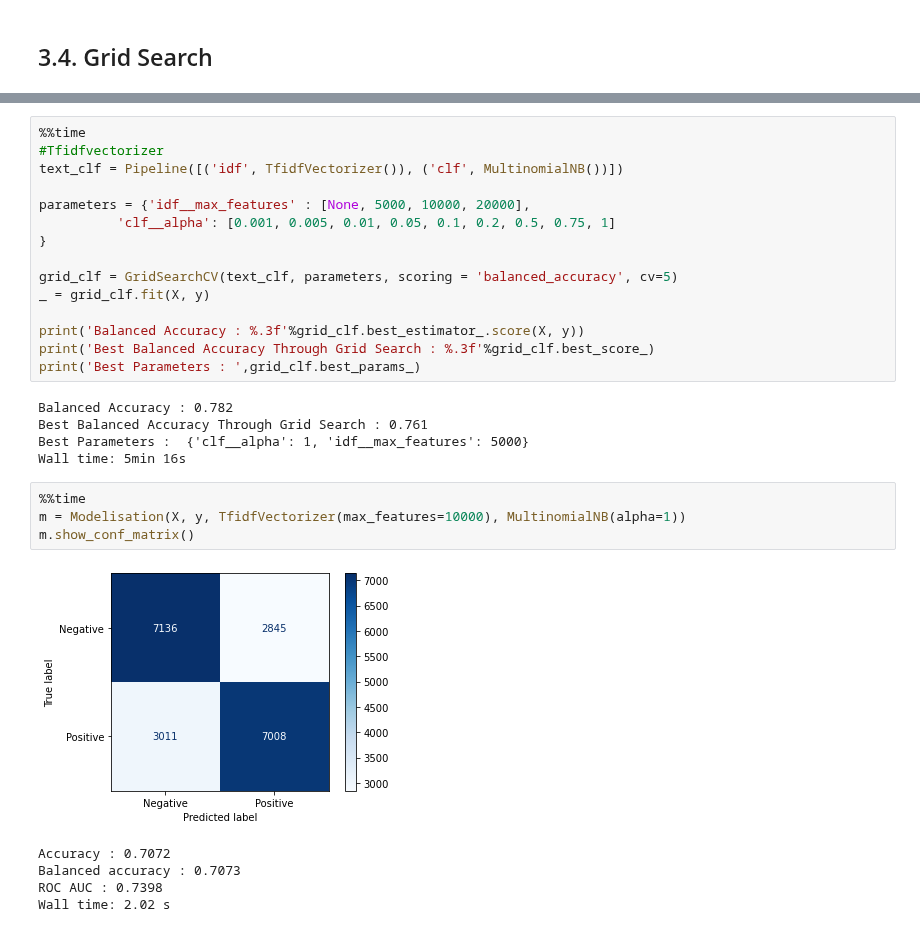
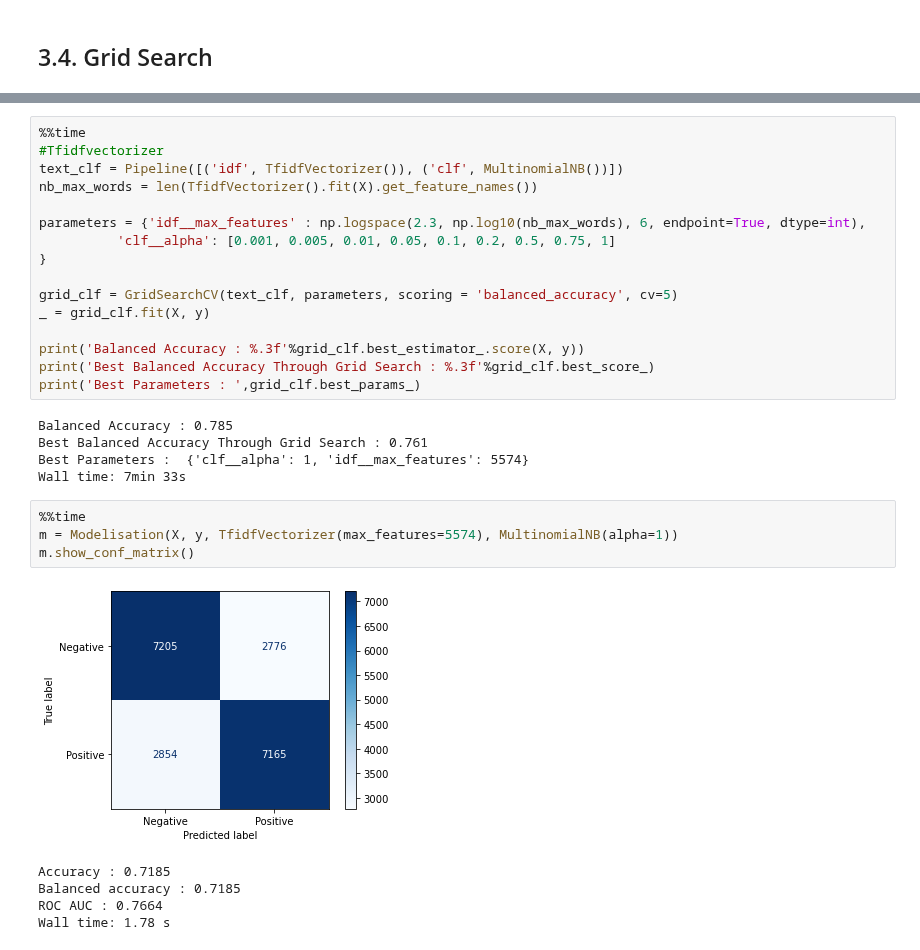
Before and after one commit to baptiste-pasquier/data_2A, a Jupyter notebook: model-NB.ipynb, the cells around one changed output, grey strips where cells are left out. Drawn from its saved outputs; the diff is of its cells as text.

```diff
--- a/model-NB.ipynb
+++ b/model-NB.ipynb
@@ -422,8 +423,9 @@ Wall time: 1.92 s
 %%time
 #Tfidfvectorizer
 text_clf = Pipeline([('idf', TfidfVectorizer()), ('clf', MultinomialNB())])
+nb_max_words = len(TfidfVectorizer().fit(X).get_feature_names())
 
-parameters = {'idf__max_features' : [None, 5000, 10000, 20000],
+parameters = {'idf__max_features' : np.logspace(2.3, np.log10(nb_max_words), 6, endpoint=True, dtype=int),
           'clf__alpha': [0.001, 0.005, 0.01, 0.05, 0.1, 0.2, 0.5, 0.75, 1]
 }
 
@@ -434,20 +436,20 @@ print('Balanced Accuracy : %.3f'%grid_clf.best_estimator_.score(X, y))
 print('Best Balanced Accuracy Through Grid Search : %.3f'%grid_clf.best_score_)
 print('Best Parameters : ',grid_clf.best_params_)
 # %% [output]
-Balanced Accuracy : 0.782
+Balanced Accuracy : 0.785
 Best Balanced Accuracy Through Grid Search : 0.761
-Best Parameters :  {'clf__alpha': 1, 'idf__max_features': 5000}
-Wall time: 5min 16s
+Best Parameters :  {'clf__alpha': 1, 'idf__max_features': 5574}
+Wall time: 7min 33s
 # %%
 %%time
-m = Modelisation(X, y, TfidfVectorizer(max_features=10000), MultinomialNB(alpha=1))
+m = Modelisation(X, y, TfidfVectorizer(max_features=5574), MultinomialNB(alpha=1))
 m.show_conf_matrix()
 # %% [output]
-[figure, old version]
+[figure, new version]
-Accuracy : 0.7072
-Balanced accuracy : 0.7073
-ROC AUC : 0.7398
-Wall time: 2.02 s
+Accuracy : 0.7185
+Balanced accuracy : 0.7185
+ROC AUC : 0.7664
+Wall time: 1.78 s
 # %%
 print(f"Temps d'exécution total : {time.strftime('%H:%M:%S', time.gmtime(time.time()-t))}")
 # %% [output]
```
Also changed, not shown: parts of 11 cells of this notebook.
